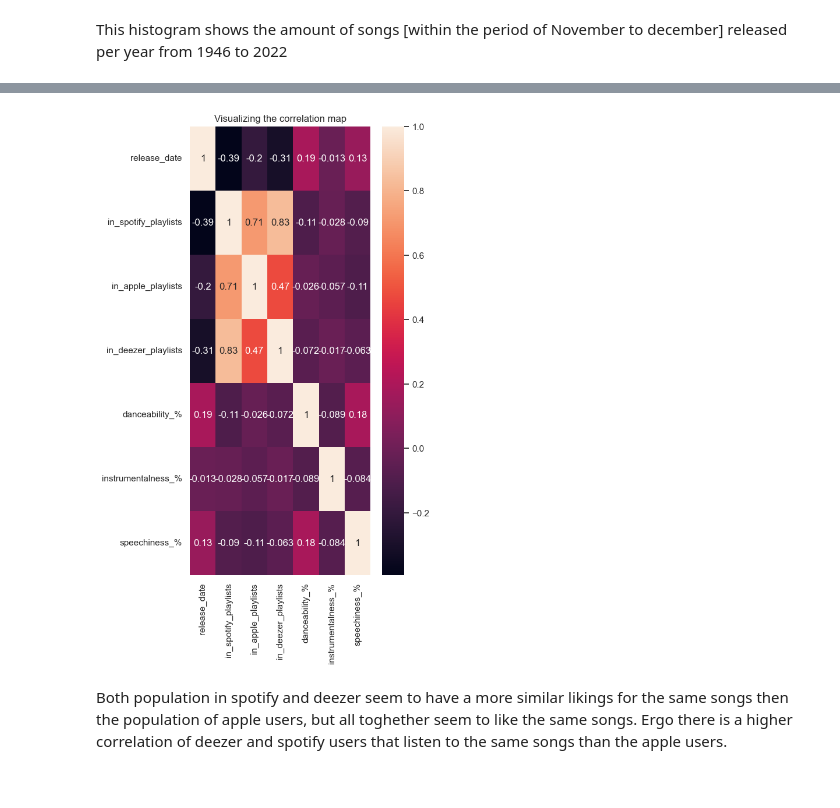
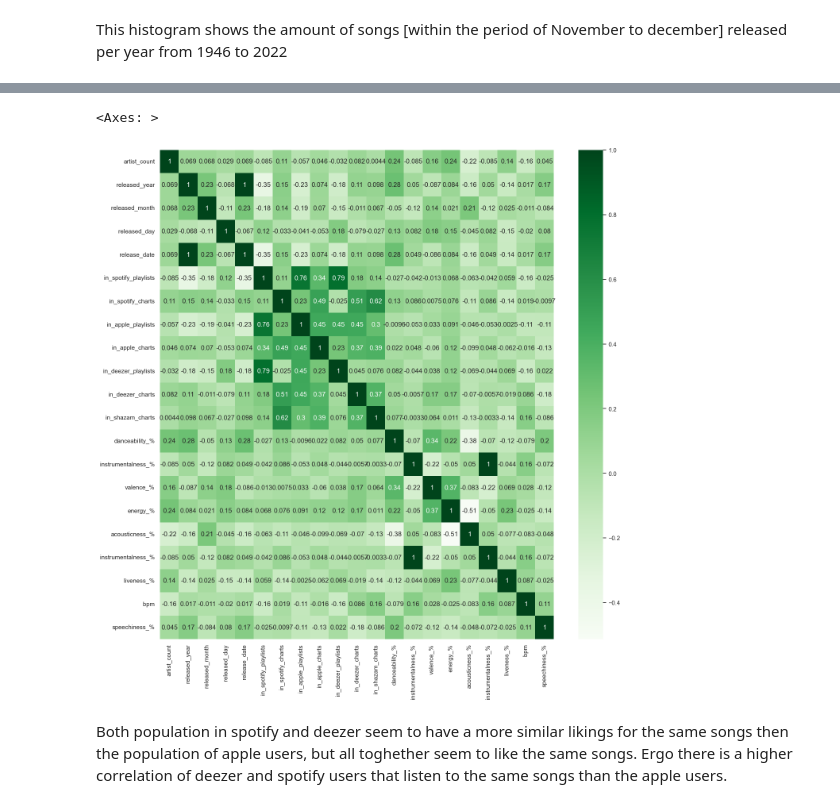
Before and after one commit to ToshiroHJJZ/DS_Final_Project, a Jupyter notebook: Final_Project.ipynb, the cells around one changed output, grey strips where cells are left out. Drawn from its saved outputs; the diff is of its cells as text; code cells hidden in the pictures.

```diff
--- a/Final_Project.ipynb
+++ b/Final_Project.ipynb
@@ -249,11 +225,22 @@ memory usage: 31.1+ KB
-# %%
-# Visualize the Correlation map
-
-sns.heatmap(corr,annot=True)
-plt.title("Visualizing the correlation map")
-plt.show()
-# %% [output]
-[figure, removed]
+# %%
+# setting up figure size
+sns.set(rc={'figure.figsize':(16,16)})
+
+# creating a correlation matrix for all the variables within the dataset
+heat_map3=ds[['artist_count', 'released_year', 'released_month',
+       'released_day', 'release_date','in_spotify_playlists', 'in_spotify_charts','in_apple_playlists',
+              'in_apple_charts', 'in_deezer_playlists','in_deezer_charts','in_shazam_charts', 'danceability_%',
+              'instrumentalness_%','valence_%', 'energy_%', 'acousticness_%', 'instrumentalness_%', 'liveness_%',
+              'bpm', 'speechiness_%']].corr()
+cols=['artist_count', 'released_year', 'released_month',
+       'released_day', 'release_date','in_spotify_playlists', 'in_spotify_charts','in_apple_playlists',
+              'in_apple_charts', 'in_deezer_playlists','in_deezer_charts','in_shazam_charts', 'danceability_%',
+              'instrumentalness_%','valence_%', 'energy_%', 'acousticness_%', 'instrumentalness_%', 'liveness_%',
+              'bpm', 'speechiness_%']
+sns.heatmap(heat_map3,  xticklabels=cols, yticklabels=cols, annot=True, cmap="Greens")
+# %% [output]
+<Axes: >
+[figure, added]
 # %% [markdown]
 Both population in spotify and deezer seem to have a more similar likings for the same songs then the population of apple users, but all toghether seem to like the same songs.
 Ergo there is a higher correlation of deezer and spotify users that listen to the same songs than the apple users.
```
Also changed, not shown: parts of 30 cells of this notebook.
